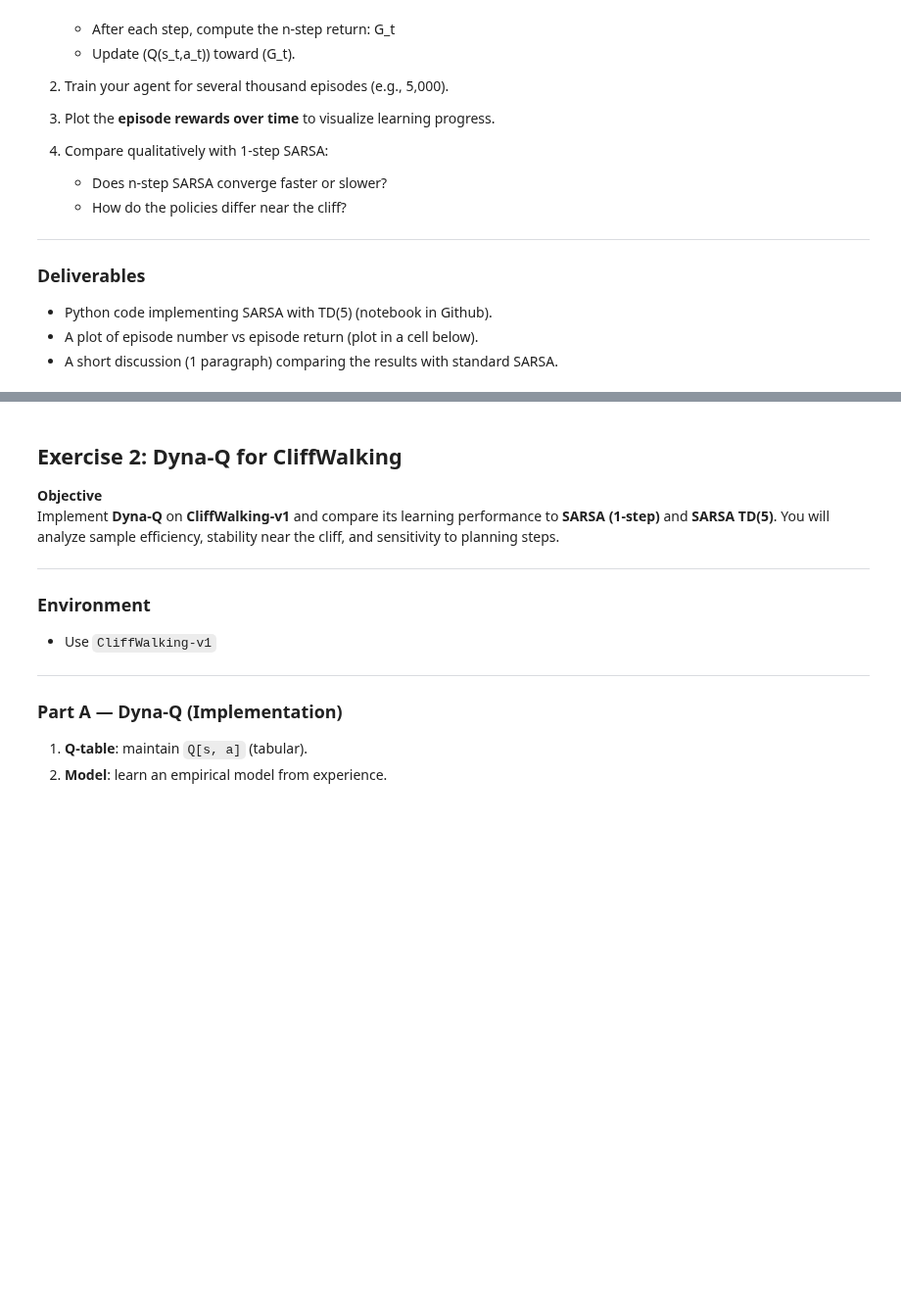
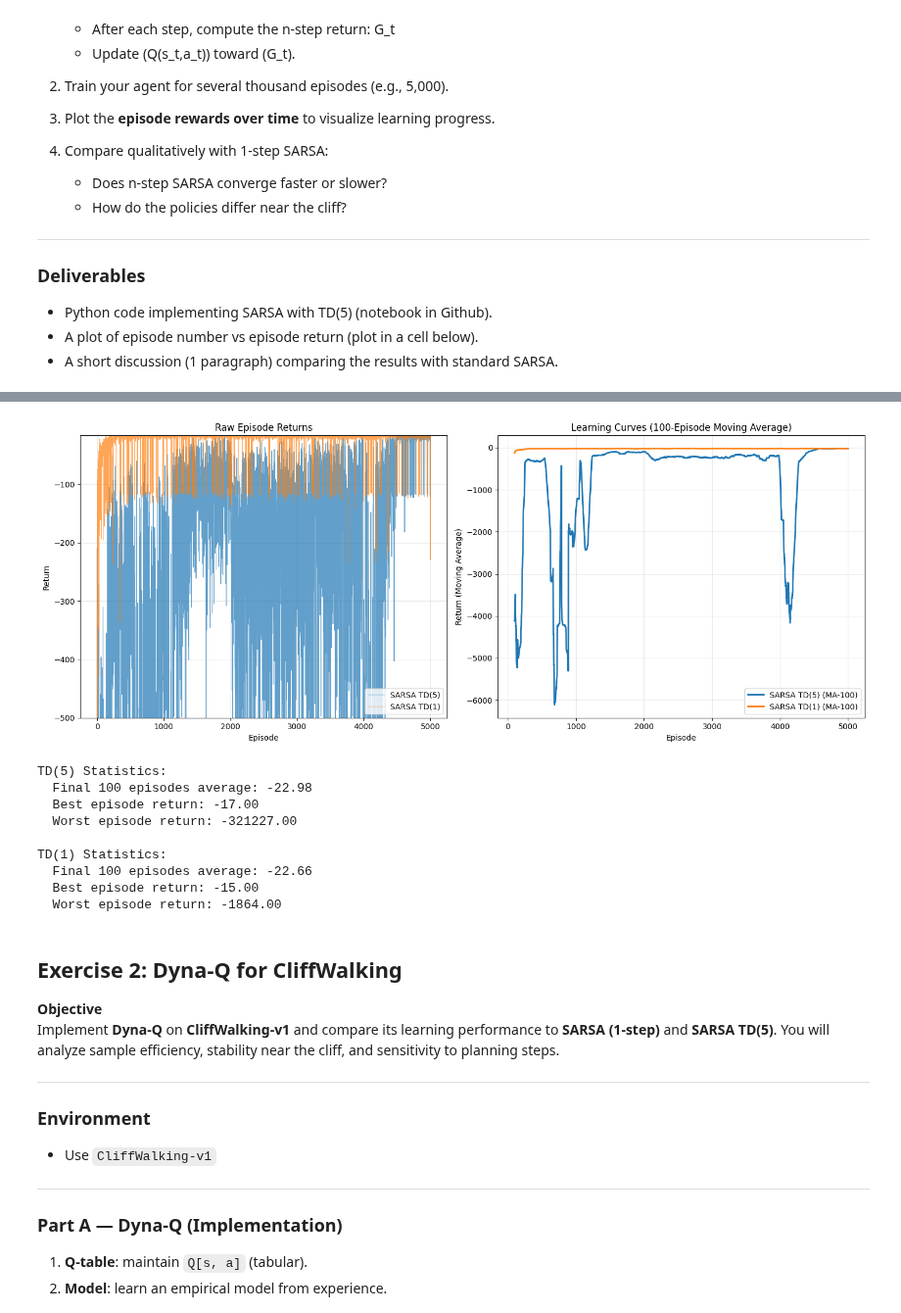
Before and after one commit to ddcreating/RL_code, a Jupyter notebook: lab4_dyna.ipynb, the cells around one changed output, grey strips where cells are left out. Shown at 98% size. Saved outputs shown, nothing was run; the diff lists cells and outputs as text; code cells hidden in the pictures; blank space fills up the shorter version.

```diff
--- a/lab4_dyna.ipynb
+++ b/lab4_dyna.ipynb
@@ -270,3 +306,73 @@ display_policy()
+# %%
+# Improved plotting with better visualization
+def plot_comparison(td5_returns, td1_returns, window=100):
+    """Plot comparison with moving averages and better y-axis scaling"""
+
+    # Calculate moving averages for smoother curves
+    def moving_average(data, window):
+        if len(data) < window:
+            return data
+        return np.convolve(data, np.ones(window)/window, mode='valid')
+
+    # Create figure with subplots
+    fig, (ax1, ax2) = plt.subplots(1, 2, figsize=(15, 6))
+
+    # Plot 1: Raw episode returns (clipped for better visualization)
+    ax1.plot(td5_returns, label='SARSA TD(5)', alpha=0.7, linewidth=0.8)
+    ax1.plot(td1_returns, label='SARSA TD(1)', alpha=0.7, linewidth=0.8)
+    ax1.set_xlabel("Episode")
+    ax1.set_ylabel("Return")
+    ax1.set_title("Raw Episode Returns")
+    ax1.legend()
+    ax1.grid(True, alpha=0.3)
+
+    # Clip y-axis to reasonable range for better visualization
+    y_min = max(min(min(td5_returns), min(td1_returns)) * 1.1, -500)
+    y_max = max(max(td5_returns), max(td1_returns)) * 1.1
+    ax1.set_ylim(y_min, y_max)
+
+    # Plot 2: Moving averages
+    td5_smooth = moving_average(td5_returns, window)
+    td1_smooth = moving_average(td1_returns, window)
+
+    episodes_smooth = range(window-1, len(td5_returns))
+    ax2.plot(episodes_smooth[:len(td5_smooth)], td5_smooth,
+             label=f'SARSA TD(5) (MA-{window})', linewidth=2)
+    ax2.plot(episodes_smooth[:len(td1_smooth)], td1_smooth,
+             label=f'SARSA TD(1) (MA-{window})', linewidth=2)
+    ax2.set_xlabel("Episode")
+    ax2.set_ylabel("Return (Moving Average)")
+    ax2.set_title(f"Learning Curves ({window}-Episode Moving Average)")
+    ax2.legend()
+    ax2.grid(True, alpha=0.3)
+
+    plt.tight_layout()
+    plt.show()
+
+    # Print statistics
+    print(f"TD(5) Statistics:")
+    print(f"  Final 100 episodes average: {np.mean(td5_returns[-100:]):.2f}")
+    print(f"  Best episode return: {max(td5_returns):.2f}")
+    print(f"  Worst episode return: {min(td5_returns):.2f}")
+
+    print(f"\nTD(1) Statistics:")
+    print(f"  Final 100 episodes average: {np.mean(td1_returns[-100:]):.2f}")
+    print(f"  Best episode return: {max(td1_returns):.2f}")
+    print(f"  Worst episode return: {min(td1_returns):.2f}")
+
+# Call the function with your data
+plot_comparison(td5_returns, episode_returns_1step)
+# %% [output]
+[figure, added]
+TD(5) Statistics:
+  Final 100 episodes average: -22.98
+  Best episode return: -17.00
+  Worst episode return: -321227.00
+
+TD(1) Statistics:
+  Final 100 episodes average: -22.66
+  Best episode return: -15.00
+  Worst episode return: -1864.00
 # %% [markdown]
 ## Exercise 2: Dyna-Q for CliffWalking
 
```
Also changed, not shown: parts of 2 cells of this notebook.
